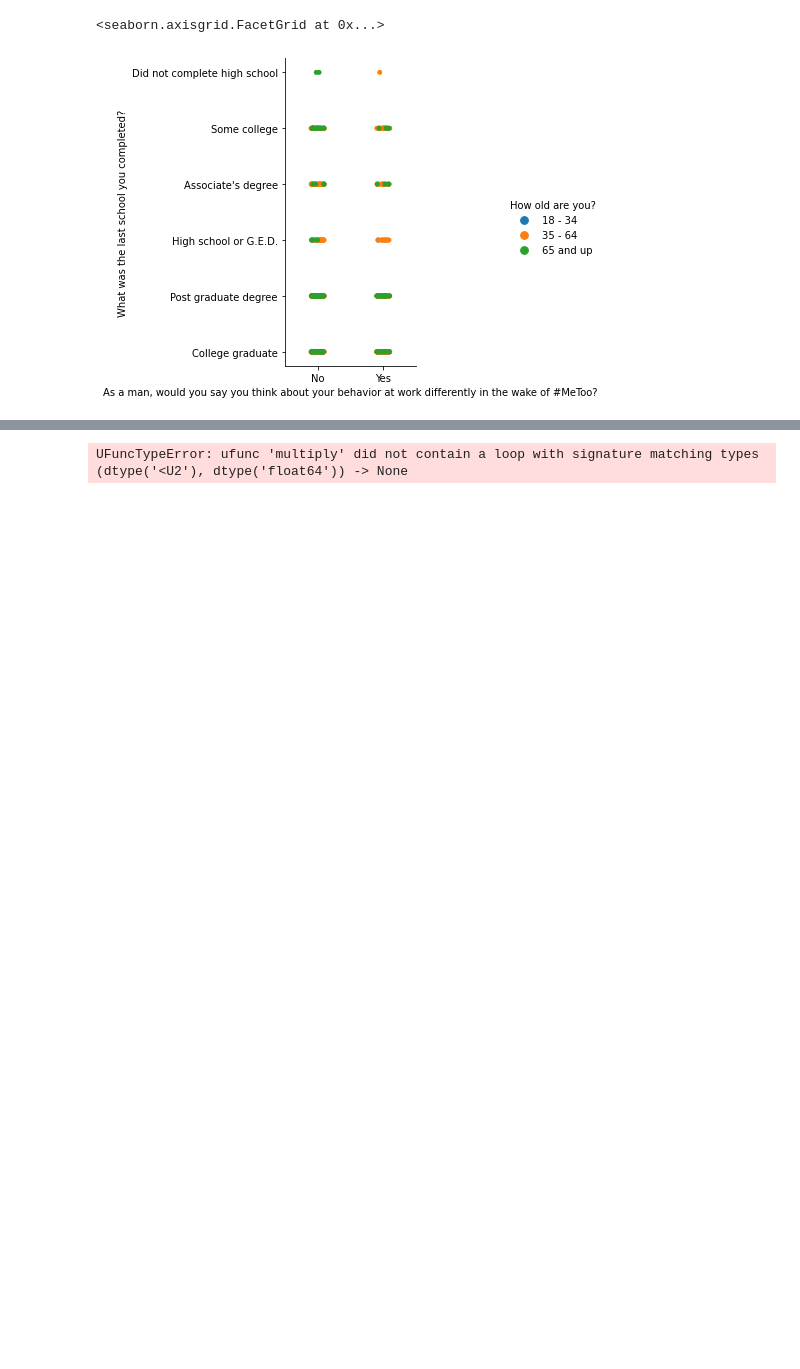
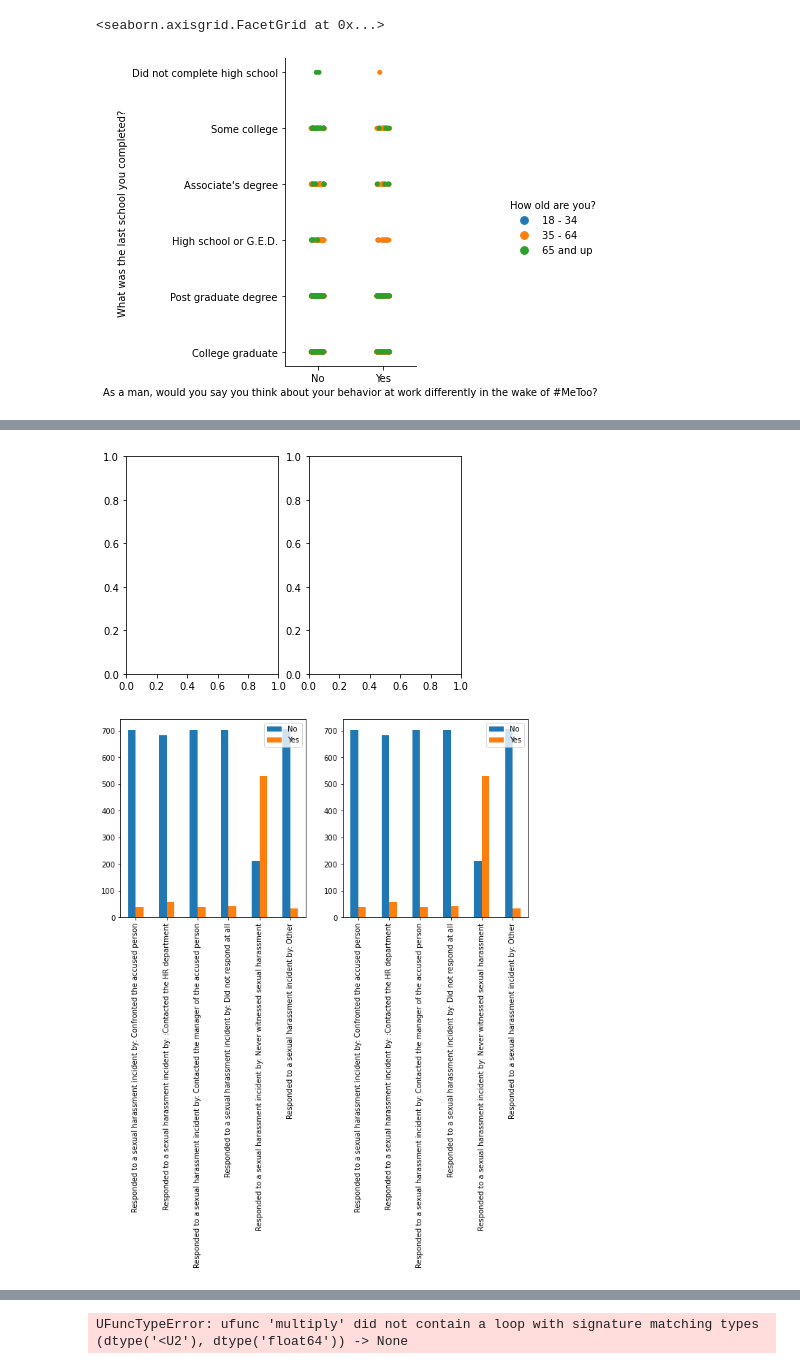
Before and after one commit to data301-2021-winter1/group20-project-, a Jupyter notebook: notebooks/analysis2.ipynb, the cells around one changed output, grey strips where cells are left out. Drawn from its saved outputs; the diff is of its cells as text; code cells hidden in the pictures; blank space fills up the shorter version.

```diff
--- a/notebooks/analysis2.ipynb
+++ b/notebooks/analysis2.ipynb
@@ -446,0 +492,20 @@ TypeError: Neither the `x` nor `y` variable appears to be numeric.
+# %%
+#Creating new dataframes of value count and joining through concat for new dataframe of combined answers
+df = sur['Responded to a sexual harassment incident by: Confronted the accused person'].value_counts()
+df1= sur['Responded to a sexual harassment incident by: :Contacted the HR department'].value_counts()
+df2= sur['Responded to a sexual harassment incident by: Contacted the manager of the accused person'].value_counts()
+df3=sur['Responded to a sexual harassment incident by: Did not respond at all'].value_counts()
+df4=sur['Responded to a sexual harassment incident by: Never witnessed sexual harassment'].value_counts()
+df5=sur['Responded to a sexual harassment incident by: Other'].value_counts()
+df6=sur['Responded to a sexual harassment incident by: Other'].value_counts()
+result = pd.concat([df, df1, df2, df3, df4, df5], axis=1).T
+result2 = pd.concat([df, df1, df2, df3, df4, df5,df6], axis=1).T
+ax = plt.subplots(1,2)
+fig, ax = plt.subplots(1,2, figsize=(10,5))
+result.plot(kind="bar", ax=ax[0])
+result.plot(kind="bar", ax=ax[1])
+
+plt.show()
+# %% [output]
+[figure, added]
+[figure, added]
```
Also changed, not shown: parts of 29 cells of this notebook, 2 other files.
